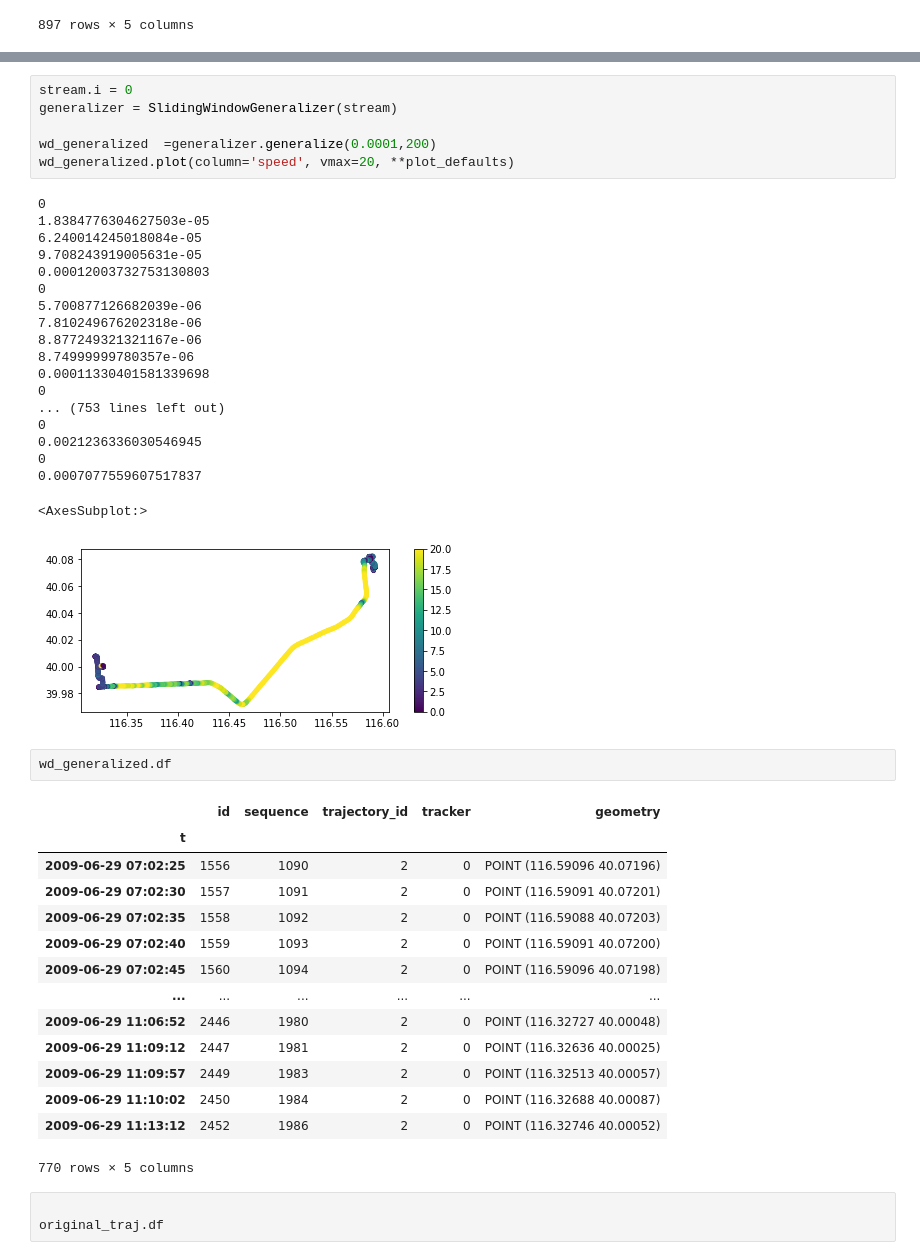
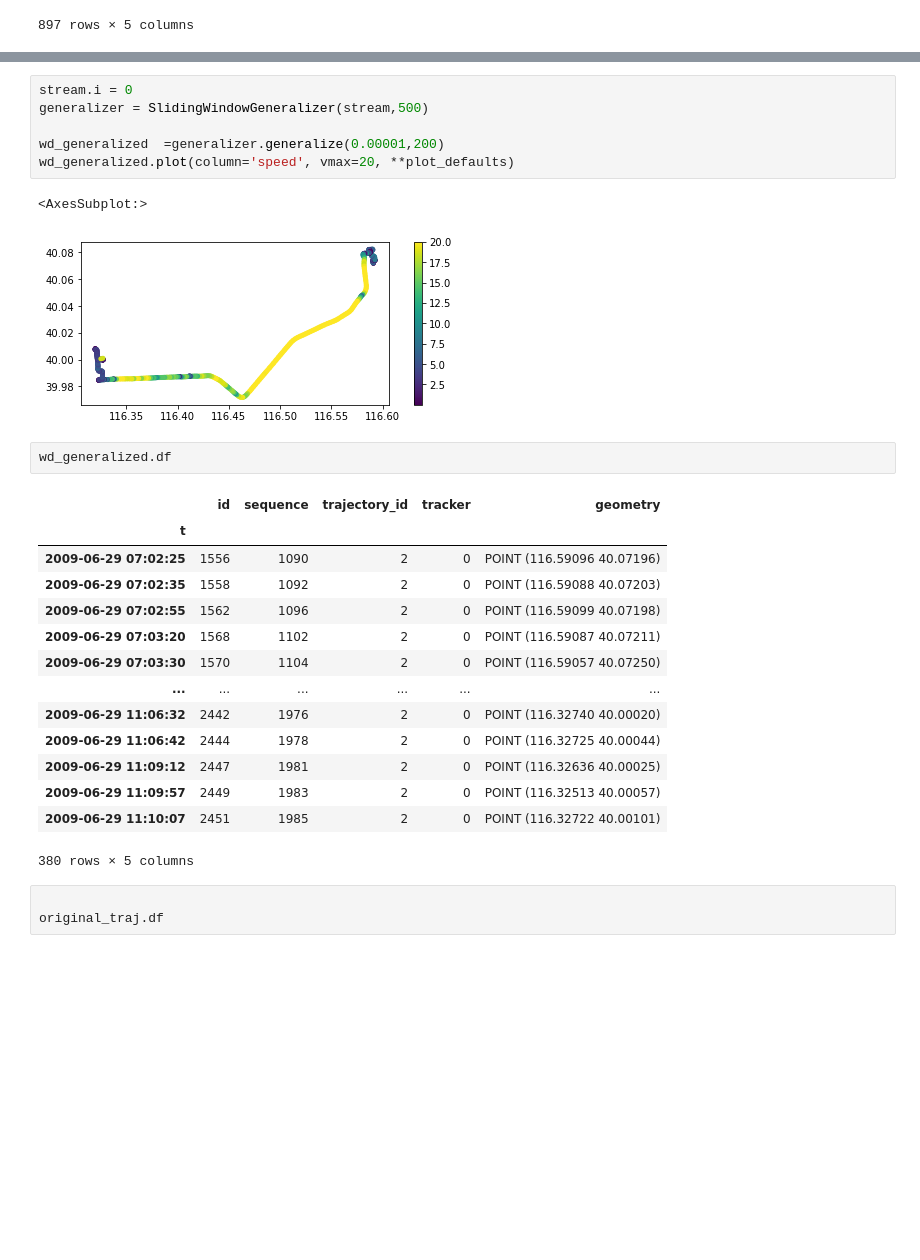
Before and after one commit to sajouaou/line-simplification-algorithm-for-mobility-data, a Jupyter notebook: Code/simplification.ipynb, the cells around one changed output, grey strips where cells are left out. Drawn from its saved outputs; the diff is of its cells as text; blank space fills up the shorter version.

```diff
--- a/Code/simplification.ipynb
+++ b/Code/simplification.ipynb
@@ -154,47 +154,30 @@ geoviews   : 1.11.0
 stonesoup  : None
 # %%
 stream.i = 0
-generalizer = SlidingWindowGeneralizer(stream)
+generalizer = SlidingWindowGeneralizer(stream,500)
 
-wd_generalized  =generalizer.generalize(0.0001,200)
+wd_generalized  =generalizer.generalize(0.00001,200)
 wd_generalized.plot(column='speed', vmax=20, **plot_defaults)
 # %% [output]
-0
-1.8384776304627503e-05
-6.240014245018084e-05
-9.708243919005631e-05
-0.00012003732753130803
-0
-5.700877126682039e-06
-7.810249676202318e-06
-8.877249321321167e-06
-8.74999999780357e-06
-0.00011330401581339698
-0
-... (753 lines left out)
-0
-0.0021236336030546945
-0
-0.0007077559607517837
+<AxesSubplot:>
-<AxesSubplot:>
-[figure, old version]
+[figure, new version]
 # %%
 wd_generalized.df
 # %% [output]
 |  | id | sequence | trajectory_id | tracker | geometry |
 | t |  |  |  |  |  |
 | 2009-06-29 07:02:25 | 1556 | 1090 | 2 | 0 | POINT (116.59096 40.07196) |
-| 2009-06-29 07:02:30 | 1557 | 1091 | 2 | 0 | POINT (116.59091 40.07201) |
 | 2009-06-29 07:02:35 | 1558 | 1092 | 2 | 0 | POINT (116.59088 40.07203) |
-| 2009-06-29 07:02:40 | 1559 | 1093 | 2 | 0 | POINT (116.59091 40.07200) |
-| 2009-06-29 07:02:45 | 1560 | 1094 | 2 | 0 | POINT (116.59096 40.07198) |
+| 2009-06-29 07:02:55 | 1562 | 1096 | 2 | 0 | POINT (116.59099 40.07198) |
+| 2009-06-29 07:03:20 | 1568 | 1102 | 2 | 0 | POINT (116.59087 40.07211) |
+| 2009-06-29 07:03:30 | 1570 | 1104 | 2 | 0 | POINT (116.59057 40.07250) |
 | ... | ... | ... | ... | ... | ... |
-| 2009-06-29 11:06:52 | 2446 | 1980 | 2 | 0 | POINT (116.32727 40.00048) |
+| 2009-06-29 11:06:32 | 2442 | 1976 | 2 | 0 | POINT (116.32740 40.00020) |
+| 2009-06-29 11:06:42 | 2444 | 1978 | 2 | 0 | POINT (116.32725 40.00044) |
 | 2009-06-29 11:09:12 | 2447 | 1981 | 2 | 0 | POINT (116.32636 40.00025) |
 | 2009-06-29 11:09:57 | 2449 | 1983 | 2 | 0 | POINT (116.32513 40.00057) |
-| 2009-06-29 11:10:02 | 2450 | 1984 | 2 | 0 | POINT (116.32688 40.00087) |
-| 2009-06-29 11:13:12 | 2452 | 1986 | 2 | 0 | POINT (116.32746 40.00052) |
+| 2009-06-29 11:10:07 | 2451 | 1985 | 2 | 0 | POINT (116.32722 40.00101) |
-770 rows × 5 columns
+380 rows × 5 columns
 # %%
 
 original_traj.df
```
Also changed, not shown: parts of 2 cells of this notebook, 2 other files.
